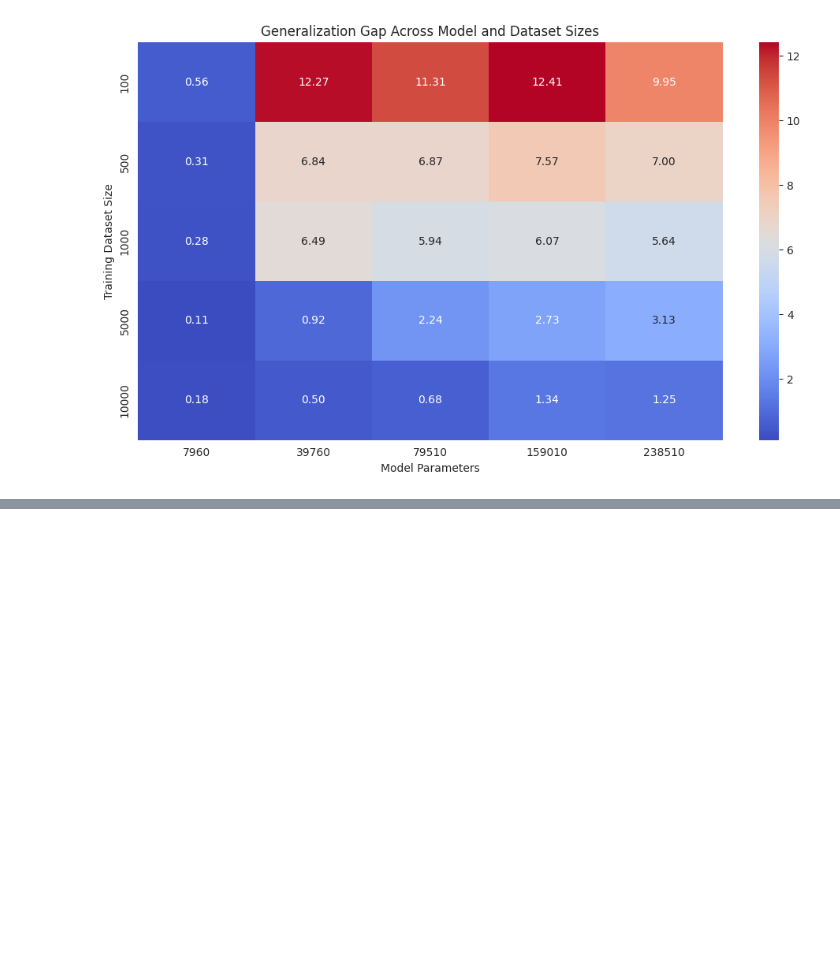
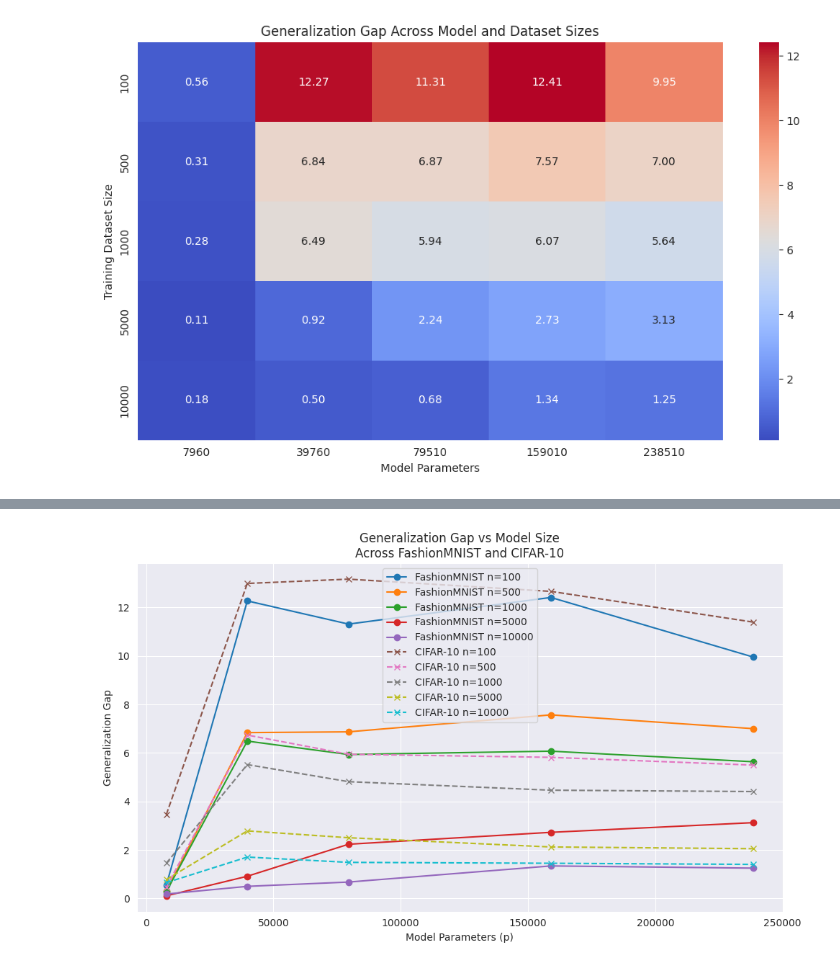
Before and after one commit to developer-2046/generalization, a Jupyter notebook: plots.ipynb, the cells around one changed output, grey strips where cells are left out. Cells and saved outputs as stored; diff of their text form; code cells hidden in the pictures; blank space fills up the shorter version.

```diff
--- a/plots.ipynb
+++ b/plots.ipynb
@@ -40,0 +97,35 @@ plt.show()
+# %%
+import pandas as pd
+import matplotlib.pyplot as plt
+
+# Load both datasets
+df_fashion = pd.read_csv("data/generalization_results_fashion_mnist.csv")
+df_cifar = pd.read_csv("data/generalization_results.csv")
+
+# Compute p/n ratios
+df_fashion["p/n"] = df_fashion["params"] / df_fashion["data_size"]
+df_cifar["p/n"] = df_cifar["params"] / df_cifar["data_size"]
+
+# Start plot
+plt.figure(figsize=(10, 6))
+
+# FashionMNIST curves
+for n in sorted(df_fashion["data_size"].unique()):
+    sub = df_fashion[df_fashion["data_size"] == n].sort_values("params")
+    plt.plot(sub["params"], sub["gap"], marker='o', linestyle='-', label=f"FashionMNIST n={n}")
+
+# CIFAR-10 curves
+for n in sorted(df_cifar["data_size"].unique()):
+    sub = df_cifar[df_cifar["data_size"] == n].sort_values("params")
+    plt.plot(sub["params"], sub["gap"], marker='x', linestyle='--', label=f"CIFAR-10 n={n}")
+
+# Labels and layout
+plt.title("Generalization Gap vs Model Size\nAcross FashionMNIST and CIFAR-10")
+plt.xlabel("Model Parameters (p)")
+plt.ylabel("Generalization Gap")
+plt.grid(True)
+plt.legend()
+plt.tight_layout()
+plt.show()
+# %% [output]
+[figure, added]
```
Also changed, not shown: parts of 3 cells of this notebook.
